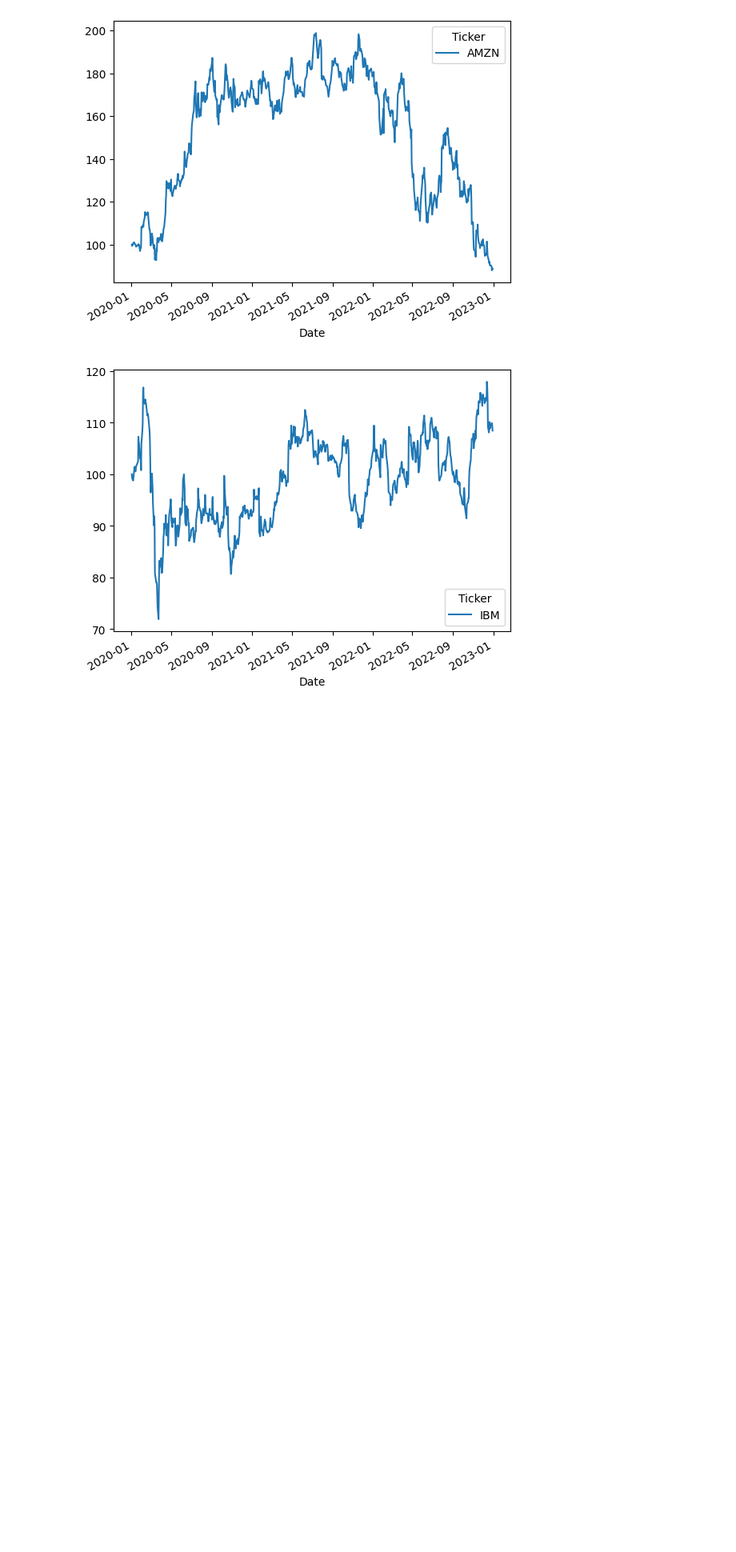
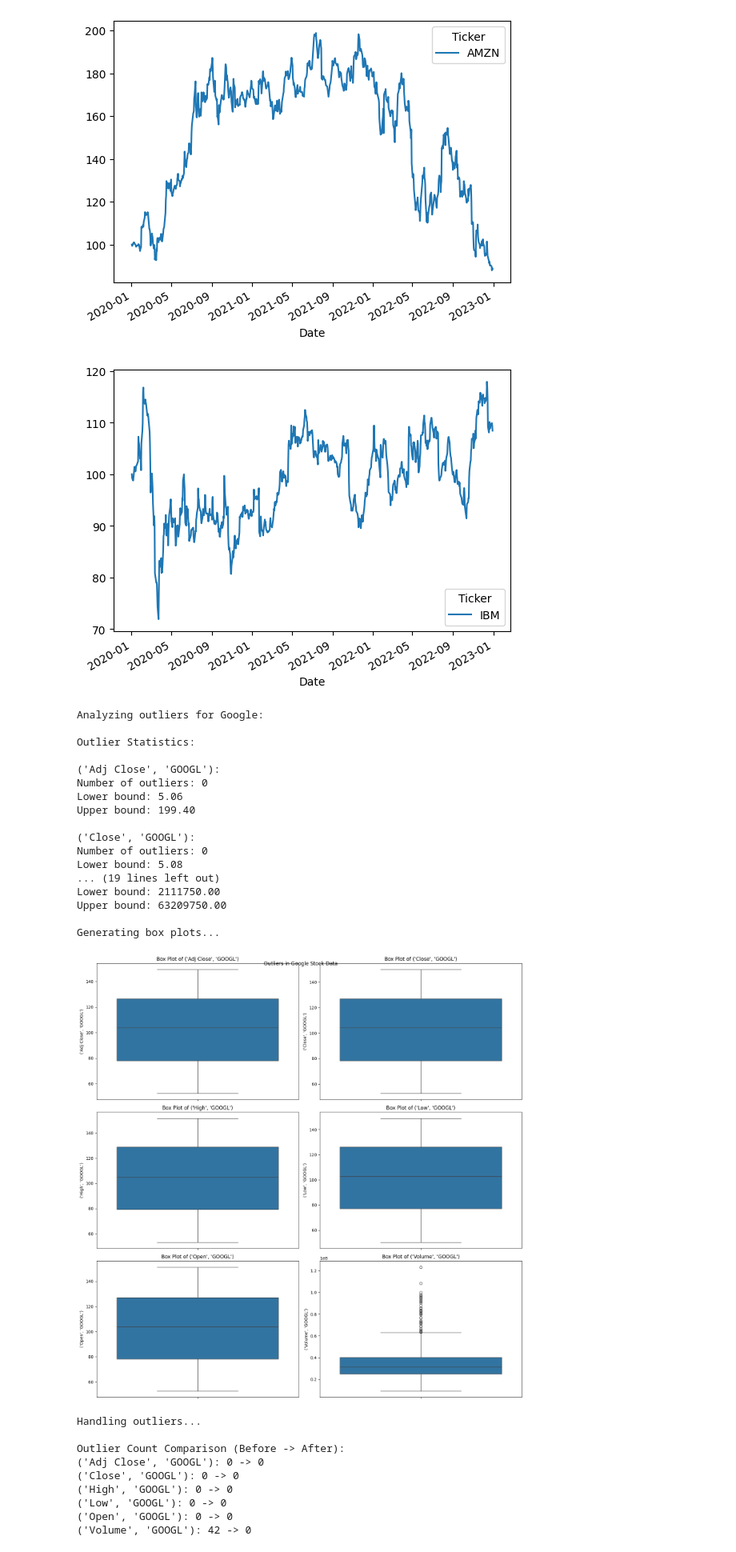
Before and after one commit to deepak-dobbala/Stock_Market_Forecasting_using_DeepLearning, a Jupyter notebook: Training/Prediction_training.ipynb, the cells around one changed output. Shown at 80% size. Drawn from its saved outputs; the diff is of its cells as text; code cells hidden in the pictures; blank space fills up the shorter version.

```diff
--- a/Training/Prediction_training.ipynb
+++ b/Training/Prediction_training.ipynb
@@ -97,3 +97,61 @@ plt.show()
 [figure]
 [figure]
 [figure]
+# %%
+print(f"\nAnalyzing outliers for Google:")
+# Detect outliers using IQR method
+outliers = detect_outliers(googl_data, method='iqr', threshold=1.5)
+# Print outlier statistics
+print("\nOutlier Statistics:")
+for column, stats in outliers.items():
+    print(f"\n{column}:")
+    print(f"Number of outliers: {stats['outlier_count']}")
+    if 'lower_bound' in stats:
+        print(f"Lower bound: {stats['lower_bound']:.2f}")
+        print(f"Upper bound: {stats['upper_bound']:.2f}")
+# Visualize outliers using box plots
+print("\nGenerating box plots...")
+plot_outliers(googl_data)
+plt.suptitle(f'Outliers in Google Stock Data')
+plt.show()
+
+# Handle outliers using clipping method
+print("\nHandling outliers...")
+googl_data = handle_outliers(googl_data, method='clip')
+# Verify outlier handling
+outliers_after = detect_outliers(googl_data, method='iqr', threshold=1.5)
+
+# Compare before and after
+print("\nOutlier Count Comparison (Before -> After):")
+for column in outliers.keys():
+        before_count = outliers[column]['outlier_count']
+        after_count = outliers_after[column]['outlier_count']
+        print(f"{column}: {before_count} -> {after_count}")
+# %% [output]
+Analyzing outliers for Google:
+
+Outlier Statistics:
+
+('Adj Close', 'GOOGL'):
+Number of outliers: 0
+Lower bound: 5.06
+Upper bound: 199.40
+
+('Close', 'GOOGL'):
+Number of outliers: 0
+Lower bound: 5.08
+... (19 lines left out)
+Lower bound: 2111750.00
+Upper bound: 63209750.00
+
+Generating box plots...
+[figure, added]
+Handling outliers...
+
+Outlier Count Comparison (Before -> After):
+('Adj Close', 'GOOGL'): 0 -> 0
+('Close', 'GOOGL'): 0 -> 0
+('High', 'GOOGL'): 0 -> 0
+('Low', 'GOOGL'): 0 -> 0
+('Open', 'GOOGL'): 0 -> 0
+('Volume', 'GOOGL'): 42 -> 0
```
Also changed, not shown: parts of 17 cells of this notebook, 1 other file.
